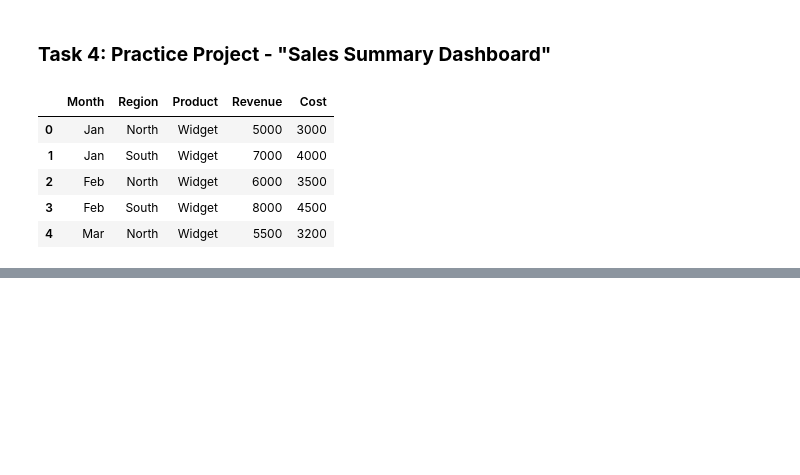
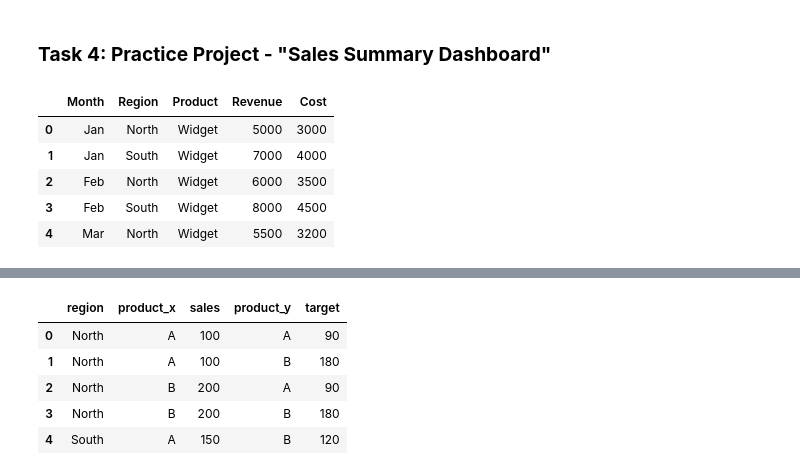
Before and after one commit to KEN-DATALABS/PROJECT-LIST, a Jupyter notebook: OneDrive/Documents/List Project/Project3.ipynb, the cells around one changed output, grey strips where cells are left out. Saved outputs shown, nothing was run; the diff lists cells and outputs as text; code cells hidden in the pictures; blank space fills up the shorter version.

```diff
--- a/OneDrive/Documents/List Project/Project3.ipynb
+++ b/OneDrive/Documents/List Project/Project3.ipynb
@@ -656,0 +719,23 @@ sales_data.head()
+# %%
+# Merge on multiple columns
+sales = pd.DataFrame({
+    'region': ['North', 'North', 'South'],
+    'product': ['A', 'B', 'A'],
+    'sales': [100, 200, 150]
+})
+
+targets = pd.DataFrame({
+    'region': ['North', 'North', 'South'],
+    'product': ['A', 'B', 'B'],
+    'target': [90, 180, 120]
+})
+
+multi_merge = pd.merge(sales, targets, on=['region', 'product'])
+multi_merge
+# %% [output]
+|  | region | product_x | sales | product_y | target |
+| 0 | North | A | 100 | A | 90 |
+| 1 | North | A | 100 | B | 180 |
+| 2 | North | B | 200 | A | 90 |
+| 3 | North | B | 200 | B | 180 |
+| 4 | South | A | 150 | B | 120 |
```
Also changed, not shown: parts of 7 cells of this notebook.
